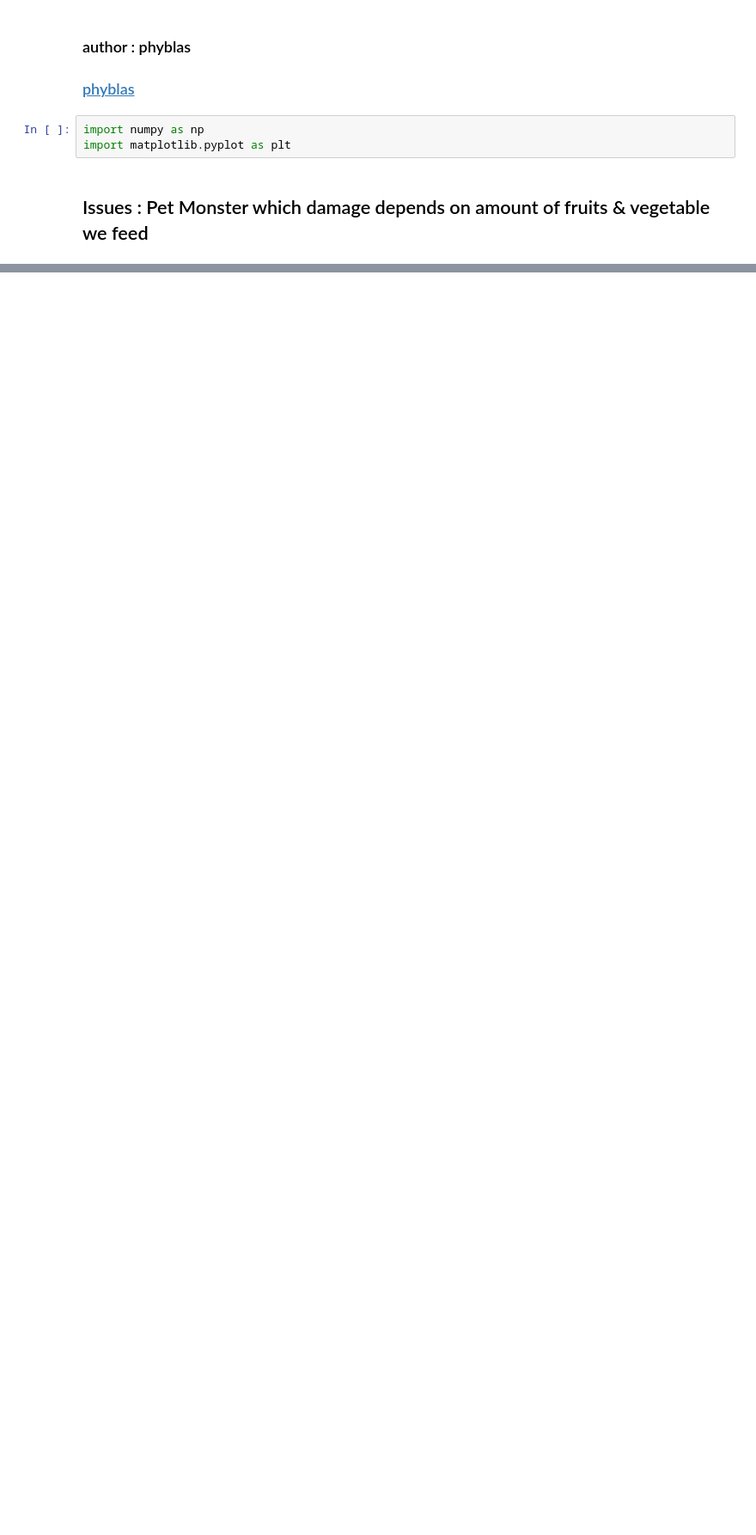
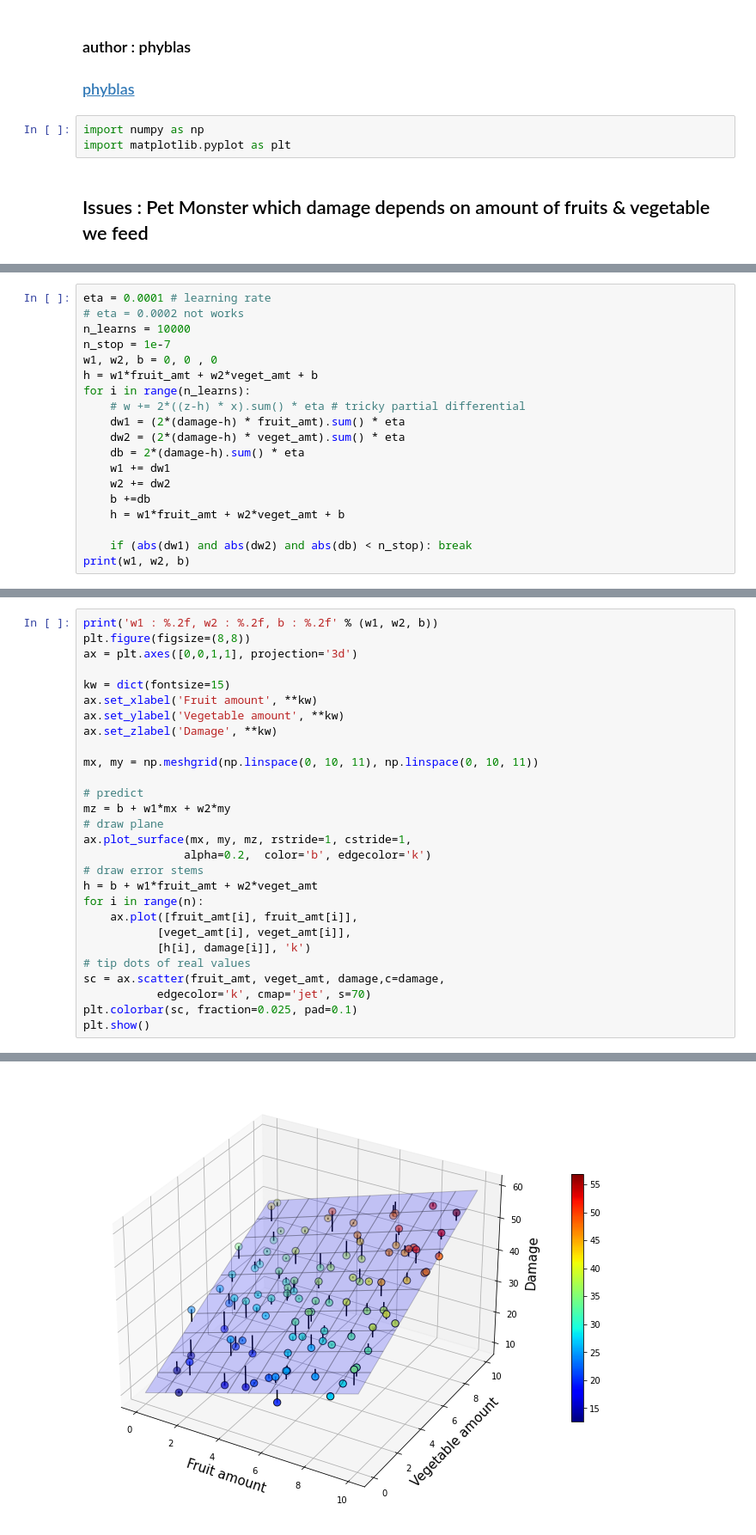
Before and after one commit to Yayawak/Machine-learner, a Jupyter notebook: Sklearn learn/Regression/Gradient descent/Mulitvaraible features.ipynb, the cells around one changed output, grey strips where cells are left out. Shown at 86% size. Cells and saved outputs as stored; diff of their text form; blank space fills up the shorter version.

Commit message:
finished multi-features linear regression phyblas
added sse graph, make reusable LinearRegression class

```diff
--- a/Sklearn learn/Regression/Gradient descent/Mulitvaraible features.ipynb
+++ b/Sklearn learn/Regression/Gradient descent/Mulitvaraible features.ipynb
@@ -41,0 +44,19 @@ plt.show()
+# %%
+eta = 0.0001 # learning rate
+# eta = 0.0002 not works
+n_learns = 10000
+n_stop = 1e-7
+w1, w2, b = 0, 0 , 0
+h = w1*fruit_amt + w2*veget_amt + b
+for i in range(n_learns):
+    # w += 2*((z-h) * x).sum() * eta # tricky partial differential
+    dw1 = (2*(damage-h) * fruit_amt).sum() * eta
+    dw2 = (2*(damage-h) * veget_amt).sum() * eta
+    db = 2*(damage-h).sum() * eta
+    w1 += dw1
+    w2 += dw2
+    b +=db
+    h = w1*fruit_amt + w2*veget_amt + b
+
+    if (abs(dw1) and abs(dw2) and abs(db) < n_stop): break
+print(w1, w2, b)
@@ -41,0 +67,29 @@ plt.show()
+# %%
+print('w1 : %.2f, w2 : %.2f, b : %.2f' % (w1, w2, b))
+plt.figure(figsize=(8,8))
+ax = plt.axes([0,0,1,1], projection='3d')
+
+kw = dict(fontsize=15)
+ax.set_xlabel('Fruit amount', **kw)
+ax.set_ylabel('Vegetable amount', **kw)
+ax.set_zlabel('Damage', **kw)
+
+mx, my = np.meshgrid(np.linspace(0, 10, 11), np.linspace(0, 10, 11))
+
+# predict
+mz = b + w1*mx + w2*my
+# draw plane
+ax.plot_surface(mx, my, mz, rstride=1, cstride=1,
+               alpha=0.2,  color='b', edgecolor='k')
+# draw error stems
+h = b + w1*fruit_amt + w2*veget_amt
+for i in range(n):
+    ax.plot([fruit_amt[i], fruit_amt[i]],
+           [veget_amt[i], veget_amt[i]],
+           [h[i], damage[i]], 'k')
+# tip dots of real values
+sc = ax.scatter(fruit_amt, veget_amt, damage,c=damage,
+           edgecolor='k', cmap='jet', s=70)
+plt.colorbar(sc, fraction=0.025, pad=0.1)
+plt.show()
+# %% [output]
@@ -41,0 +97 @@ plt.show()
+[figure, added]
```
Also changed, not shown: parts of 20 cells of this notebook.
